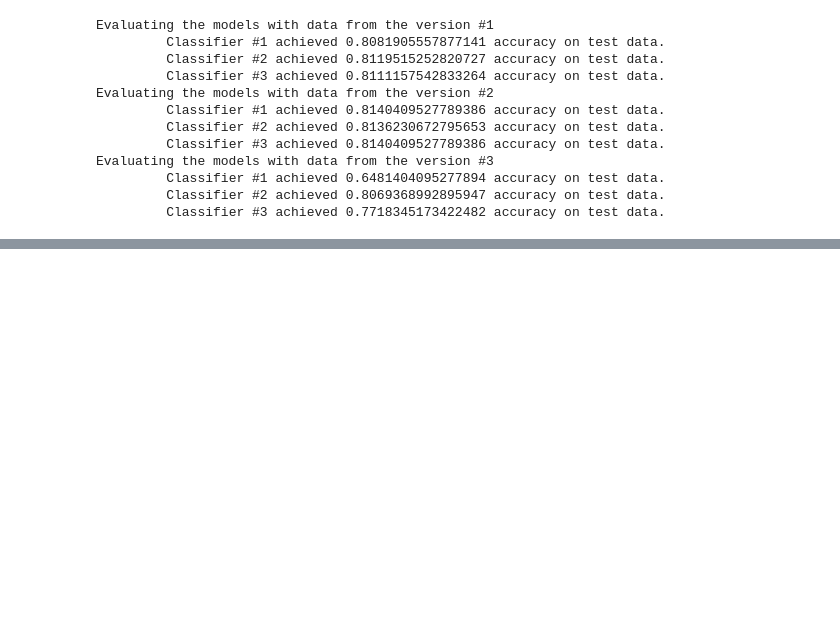
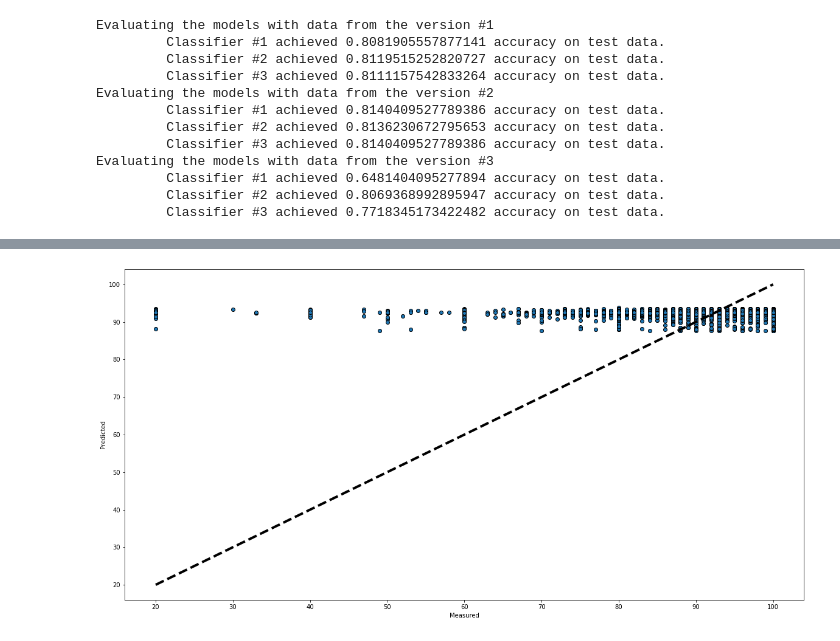
Before and after one commit to sennisallinen/joda_2021, a Jupyter notebook: joda/oppimispäiväkirja_joda.ipynb, the cells around one changed output, grey strips where cells are left out. Drawn from its saved outputs; the diff is of its cells as text; code cells hidden in the pictures; blank space fills up the shorter version.

```diff
--- a/joda/oppimispäiväkirja_joda.ipynb
+++ b/joda/oppimispäiväkirja_joda.ipynb
@@ -384,0 +427,6 @@ Accuracy: 0.820 (+/- 0.005)
+# %%
+# We will focus on three attributes only
+df = df[['host_response_time','host_response_rate','review_scores_rating']]
+
+print(df.head())
+print(df.host_response_time.unique())
@@ -384,0 +442,6 @@ Accuracy: 0.820 (+/- 0.005)
+# %%
+df.host_response_rate = df.host_response_rate.str.strip('%')
+df.host_response_rate = pd.to_numeric(df.host_response_rate)
+
+print(df.info(), '\n')
+print(df.head())
@@ -384,0 +467,16 @@ Accuracy: 0.820 (+/- 0.005)
+# %%
+# Remove all rows with null values
+df = df.dropna()
+# %%
+# Converting host_response_time attribute to categorical values.
+# Two approaches:
+
+# 1 - Encoding label encoder...
+le = preprocessing.LabelEncoder()
+
+arr = le.fit_transform(df.host_response_time)
+
+df.host_response_time = arr
+
+# 2 - ...OR alternative way
+df_label = df.apply(preprocessing.LabelEncoder().fit_transform)
@@ -384,0 +494,18 @@ Accuracy: 0.820 (+/- 0.005)
+# %%
+# Perform Linear Regression
+lr = linear_model.LinearRegression()
+
+# define labels and data (i.e y and X)
+y = df.review_scores_rating
+X = df.drop(columns='review_scores_rating')
+
+predict = cross_val_predict(lr, X, y, cv=10)
+
+fig, ax = plt.subplots(figsize=(20, 10))
+ax.scatter(y, predict, edgecolors=(0, 0, 0))
+ax.plot([y.min(), y.max()], [y.min(), y.max()], 'k--', lw=4)
+ax.set_xlabel('Measured')
+ax.set_ylabel('Predicted')
+plt.show()
+# %% [output]
+[figure, added]
```
Also changed, not shown: parts of 13 cells of this notebook.
